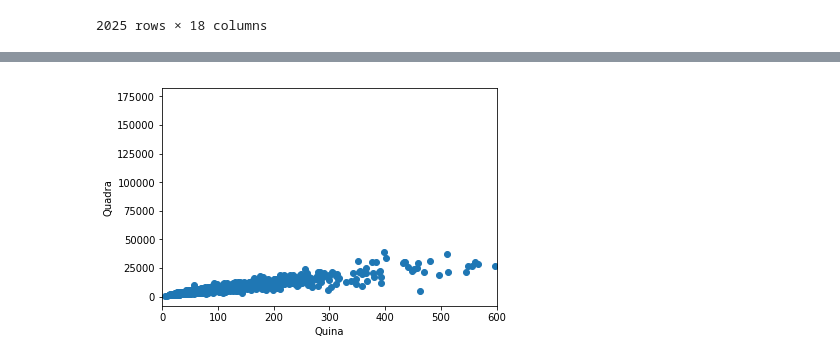
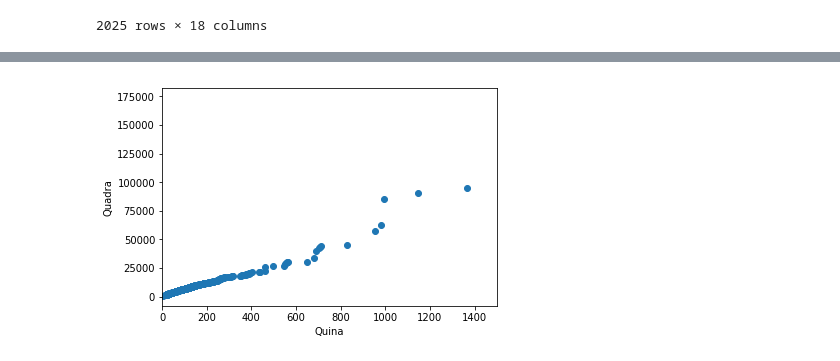
Before and after one commit to patysayonara/PROB-Patricia_Sayonara, a Jupyter notebook: PROB-Patricia_Sayonara.ipynb, the cells around one changed output, grey strips where cells are left out. Saved outputs shown, nothing was run; the diff lists cells and outputs as text; code cells hidden in the pictures.

```diff
--- a/PROB-Patricia_Sayonara.ipynb
+++ b/PROB-Patricia_Sayonara.ipynb
@@ -142,9 +171,10 @@ data.loc[num3]
 # %%
+#Imagem 3
 fig, ax = plt.subplots()
-ax.scatter(data['Ganhadores_Quina'], data['Ganhadores_Quadra'])
+ax.scatter(data['Ganhadores_Quina'][data['Data Sorteio'] >= '2010-01-01'].sort_values(ascending=False), data['Ganhadores_Quadra'][data['Data Sorteio'] >= '2010-01-01'].sort_values(ascending=False))
 ax.set_xlabel("Quina")
 ax.set_ylabel("Quadra")
-ax.set_xlim(0,600)
+ax.set_xlim(0,1500)
 plt.show()
 # %% [output]
-[figure, old version]
+[figure, new version]
```
Also changed, not shown: parts of 24 cells of this notebook.
